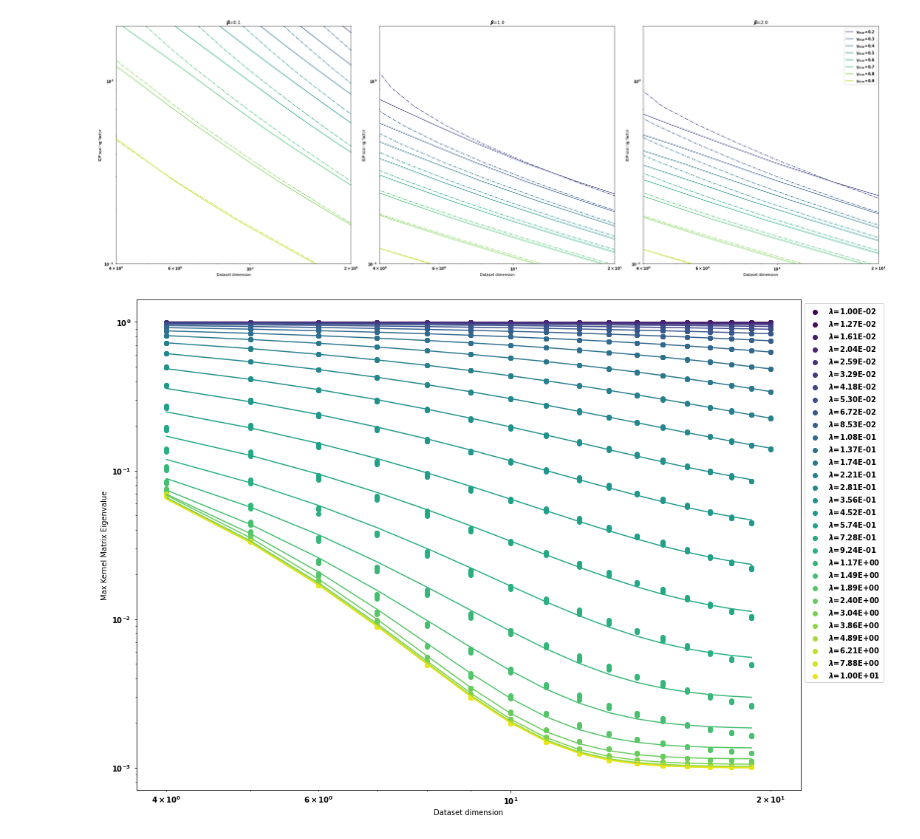
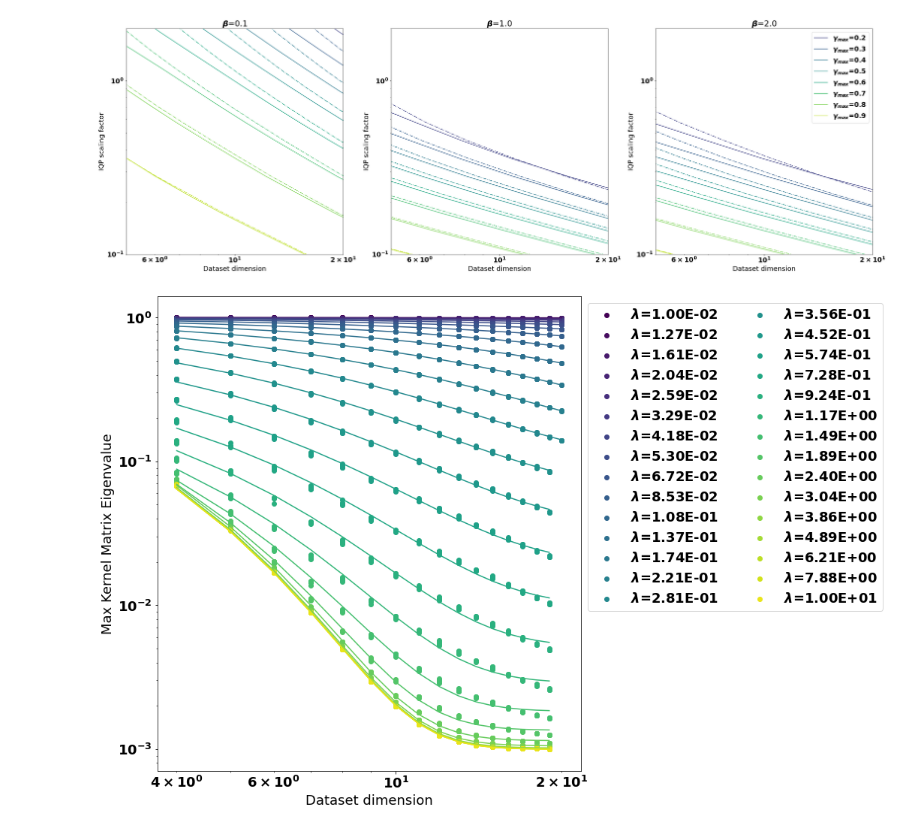
Before and after one commit to lslattery11/quantum_kernel, a Jupyter notebook: notebooks/data_visualization/iqp_fidelity_kernel_final_plots.ipynb, the cells around one changed output. Drawn from its saved outputs; the diff is of its cells as text; code cells hidden in the pictures.

```diff
--- a/notebooks/data_visualization/iqp_fidelity_kernel_final_plots.ipynb
+++ b/notebooks/data_visualization/iqp_fidelity_kernel_final_plots.ipynb
@@ -87,7 +89,7 @@ for i,beta in enumerate(betas):
 
     ax.set_xlabel('Dataset dimension')
     ax.set_ylabel('IQP scaling factor')
-    ax.set_xlim([4,20])
+    ax.set_xlim([5,20])
     ax.set_ylim([10**(-1),2*10**0])
     ax.set_yscale('log')
     ax.set_xscale('log')
@@ -97,7 +99,7 @@ ax.legend(lines,handles,bbox_to_anchor=(1,1))
 fig.tight_layout()
 fig.savefig(f'{save_folder}IQP_fixed_gamma_decay_curves_plots.png')
 # %% [output]
-[figure, old version]
+[figure, new version]
 # %%
 colormap=cm.viridis
 
@@ -111,35 +113,35 @@ test_sfs.sort()
 fig, axs = plt.subplots(1,figsize=(15,10))
 ax=axs
 for i,sf in enumerate(test_sfs):
     color=colormap(i/len(test_sfs))
     label=r'$\lambda$={:.2E}'.format(sf)
     q_df=quantum_df[(quantum_df['scaling_factor']==sf)]
     x=q_df.dataset_dim
     y=q_df.apply(lambda x: max(x.kernel_eigenvalues),axis=1)
     ax.scatter(x,y,color=color,label=label)
 
 
 
     x2=np.array(list(set(x.values)))
 
     #popt,pcov=scipy.optimize.curve_fit(lambda t,a,b: np.log(a*np.exp(b*t)),  x,  np.log(y))
     #y2=popt[0]*np.exp(popt[1]*x2)
 
     popt,pcov=scipy.optimize.curve_fit(lambda t,a,b,c: np.log(a*np.exp(-b*t)+c),  x,  np.log(y),bounds=(0, [1.0, 2.0, 0.5]))
     y2=popt[0]*np.exp(-popt[1]*x2)+popt[2]
 
     ax.plot(x2,y2,color=color)
 
-ax.legend(bbox_to_anchor=(1,1))
+ax.legend(bbox_to_anchor=(1,1),ncol=2)
 ax.set_xlabel('Dataset dimension')
 ax.set_ylabel('Max Kernel Matrix Eigenvalue')
 ax.set_xscale('log')
 ax.set_yscale('log')
 
 fig.tight_layout()
 fig.savefig(f'{save_folder}quantum_IQP_eigenvalue_decay_curves_plots.png')
 # %% [output]
-[figure, old version]
+[figure, new version]
 # %%
 beta=1.0
 filter={'beta': beta}
```
Also changed, not shown: parts of 5 cells of this notebook, 2 other files.
